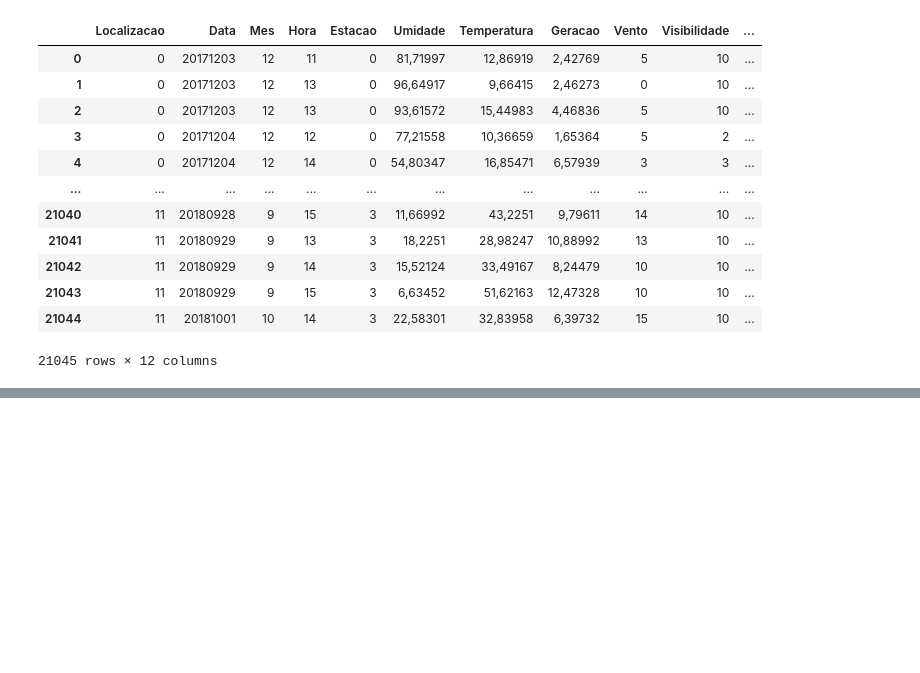
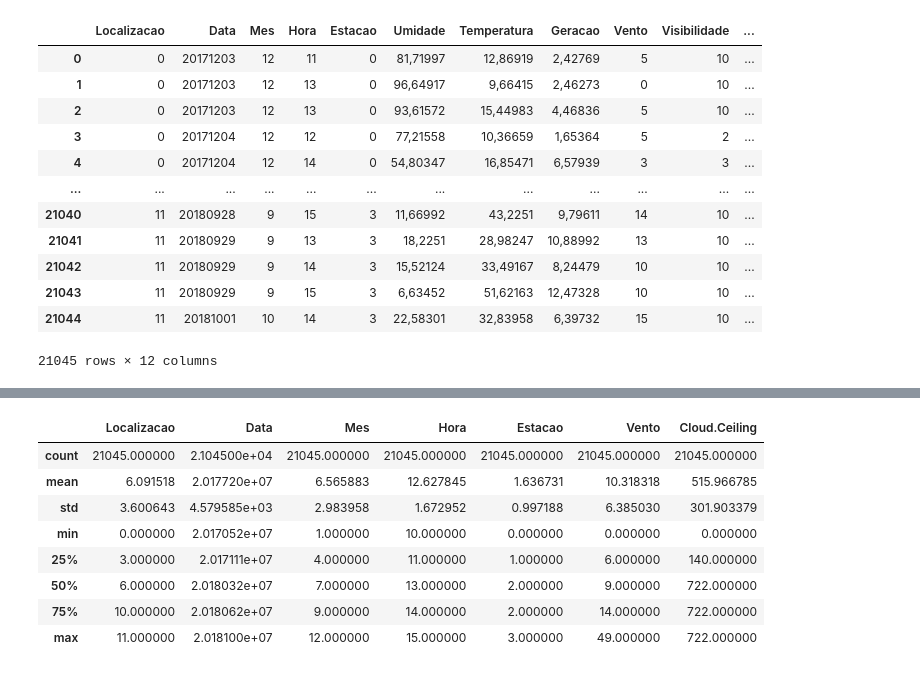
Before and after one commit to jonatasbx/Curso-CDIA, a Jupyter notebook: semana8.ipynb, the cells around one changed output, grey strips where cells are left out. Cells and saved outputs as stored; diff of their text form; code cells hidden in the pictures; blank space fills up the shorter version.

Commit message:
4 Update
Inicio da analise da base de energia solar

```diff
--- a/semana8.ipynb
+++ b/semana8.ipynb
@@ -264,0 +287,12 @@ energia
+# %%
+energia.describe()
+# %% [output]
+|  | Localizacao | Data | Mes | Hora | Estacao | Vento | Cloud.Ceiling |
+| count | 21045.000000 | 2.104500e+04 | 21045.000000 | 21045.000000 | 21045.000000 | 21045.000000 | 21045.000000 |
+| mean | 6.091518 | 2.017720e+07 | 6.565883 | 12.627845 | 1.636731 | 10.318318 | 515.966785 |
+| std | 3.600643 | 4.579585e+03 | 2.983958 | 1.672952 | 0.997188 | 6.385030 | 301.903379 |
+| min | 0.000000 | 2.017052e+07 | 1.000000 | 10.000000 | 0.000000 | 0.000000 | 0.000000 |
+| 25% | 3.000000 | 2.017111e+07 | 4.000000 | 11.000000 | 1.000000 | 6.000000 | 140.000000 |
+| 50% | 6.000000 | 2.018032e+07 | 7.000000 | 13.000000 | 2.000000 | 9.000000 | 722.000000 |
+| 75% | 10.000000 | 2.018062e+07 | 9.000000 | 14.000000 | 2.000000 | 14.000000 | 722.000000 |
+| max | 11.000000 | 2.018100e+07 | 12.000000 | 15.000000 | 3.000000 | 49.000000 | 722.000000 |
```
Also changed, not shown: parts of 1 cell of this notebook.
